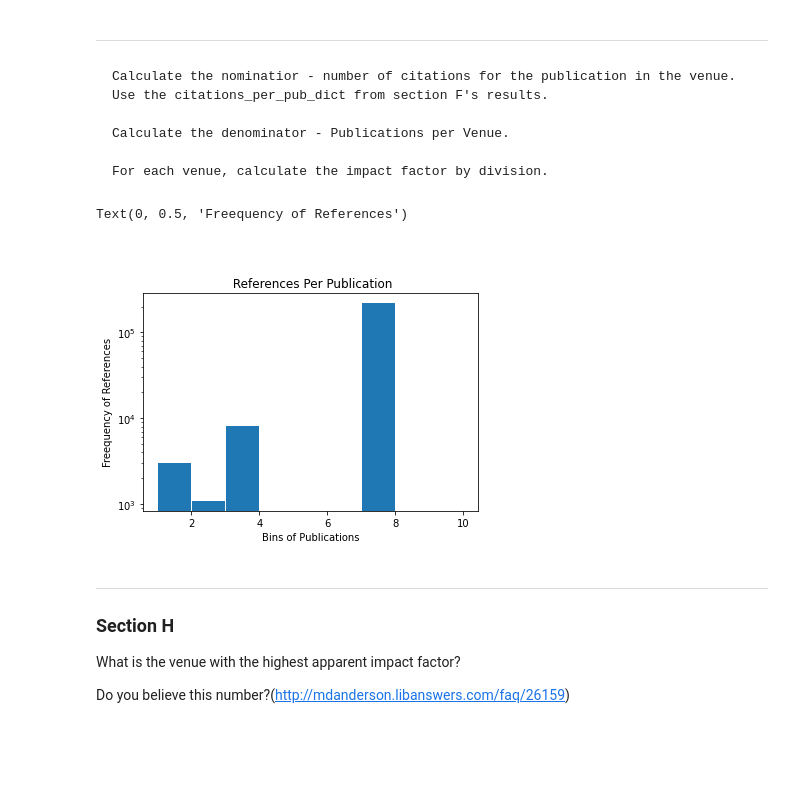
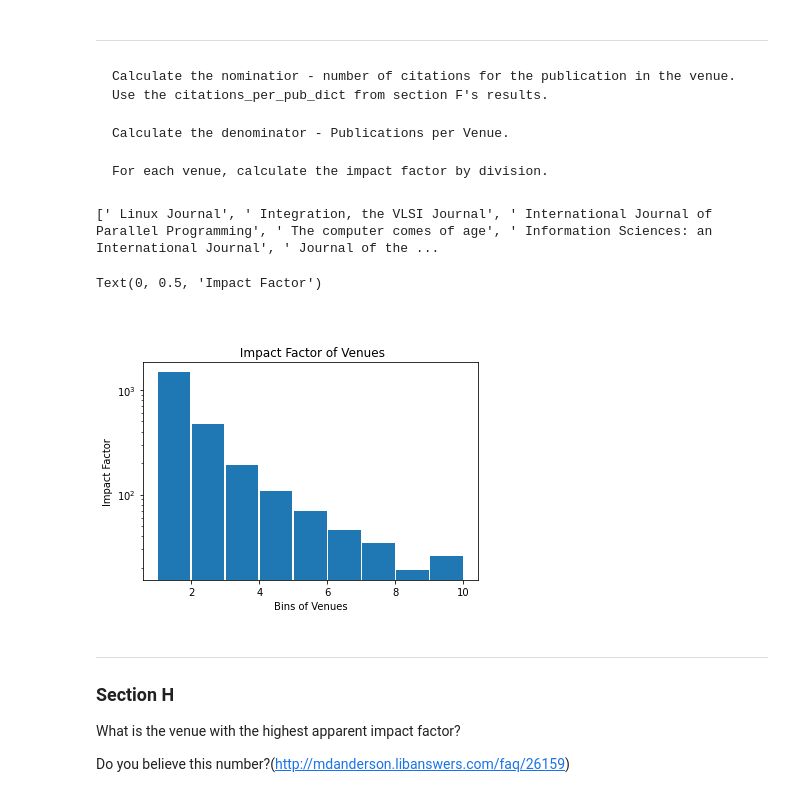
Before and after one commit to linyu3294/cs6220-data-minning-hw, a Jupyter notebook: cs6220_hw1.ipynb, the cells around one changed output. Drawn from its saved outputs; the diff is of its cells as text; code cells hidden in the pictures; blank space fills up the shorter version.

```diff
--- a/cs6220_hw1.ipynb
+++ b/cs6220_hw1.ipynb
@@ -454,47 +454,38 @@ For each venue, calculate the impact factor by division.
 # %%
 import matplotlib.pyplot as plt
 import numpy as np
 
 impact_factor_per_venue_dict ={}
 
 cites_for_pubs_dict ={}
-pubs_per_venue_dict = {}
 cites_for_pubs_per_venue_dict ={}
+#
 
 
 for key in features.keys():
-  references = features.get(key)[3]
-  cited_pub_list = cites_for_pubs_dict.get(venue, [])
-  for reference in references:
-    temp = citations_per_pub_dict.get(reference, 0)
-    cited_pub_list.append(reference)
-    cites_for_pubs_dict [key] = cited_pub_list
+  citations = len(features.get(key)[3])
+  venue = features.get(key)[2]
+  # cites_for_pubs_per_venue_dict.get(key,0) += citations
+  temp = cites_for_pubs_per_venue_dict.get(key, 0) + citations
+  cites_for_pubs_per_venue_dict [venue] = temp
 
-for key in features.keys():
-  venue = features.get(key)[2]
-  pubs_per_venue_list = pubs_per_venue_dict.get(venue, [])
-  pubs_per_venue_list.append(key)
-  pubs_per_venue_dict[venue] = pubs_per_venue_list
-
-for venue in pubs_per_venue_dict.keys():
-  temp = cites_for_pubs_per_venue_dict.get(venue,0)
-  for pubs in venue:
-    num_cites_for_pubs_per_venue = temp + len(cites_for_pubs_dict.get(pub))
-  cites_for_pubs_per_venue_dict[venue] = num_cites_for_pubs_per_venue
-  impact_factor_per_venue_dict[venue] = num_cites_for_pubs_per_venue / len(pubs_per_venue_dict.get(venue))
+for venue in pub_per_venue_dict.keys():
+  if cites_for_pubs_per_venue_dict.get(venue) and pub_per_venue_dict.get(venue):
+    impact_factor_per_venue_dict[venue] = cites_for_pubs_per_venue_dict.get(venue) / pub_per_venue_dict.get(venue)
 
 
 impact_factor_per_venue_list = list(impact_factor_per_venue_dict.values())
 impact_factor_per_venue_array = np.array(impact_factor_per_venue_list)
 
 plt.hist(impact_factor_per_venue_array, [1,2,3,4,5,6,7,8,9,10], rwidth = 0.95)
 plt.title ('\n\n Impact Factor of Venues')
 plt.xlabel('Bins of Venues')
 plt.yscale('log')
 plt.ylabel('Impact Factor')
 # %% [output]
-Text(0, 0.5, 'Freequency of References')
+[' Linux Journal', ' Integration, the VLSI Journal', ' International Journal of Parallel Programming', ' The computer comes of age', ' Information Sciences: an International Journal', ' Journal of the ...
+Text(0, 0.5, 'Impact Factor')
-[figure, old version]
+[figure, new version]
 # %% [markdown]
 ---
 ### **Section H**
```
Also changed, not shown: parts of 11 cells of this notebook.
